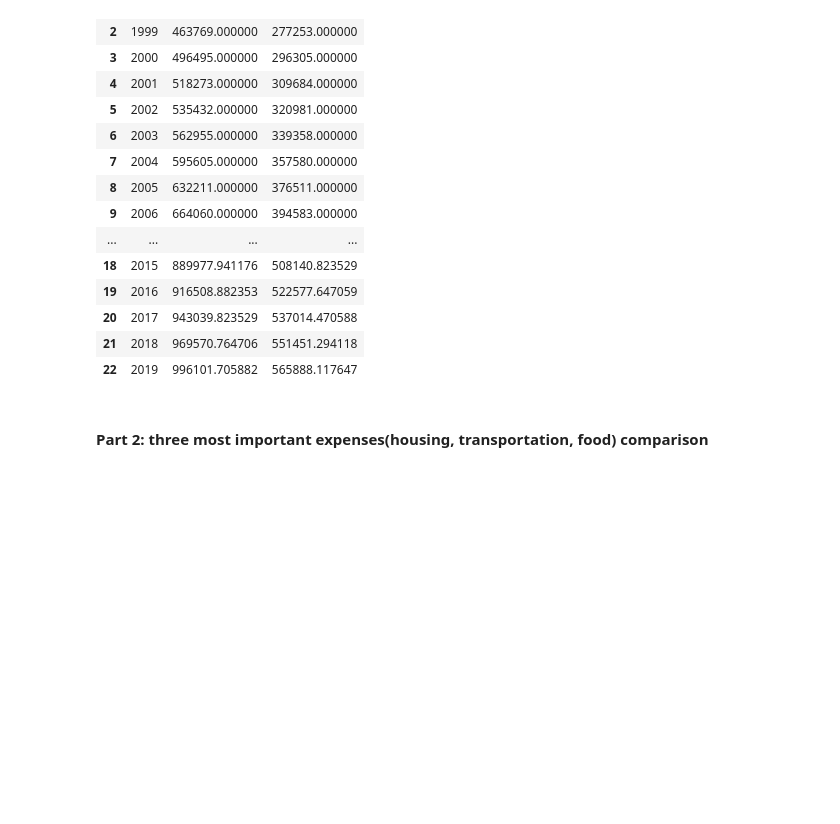
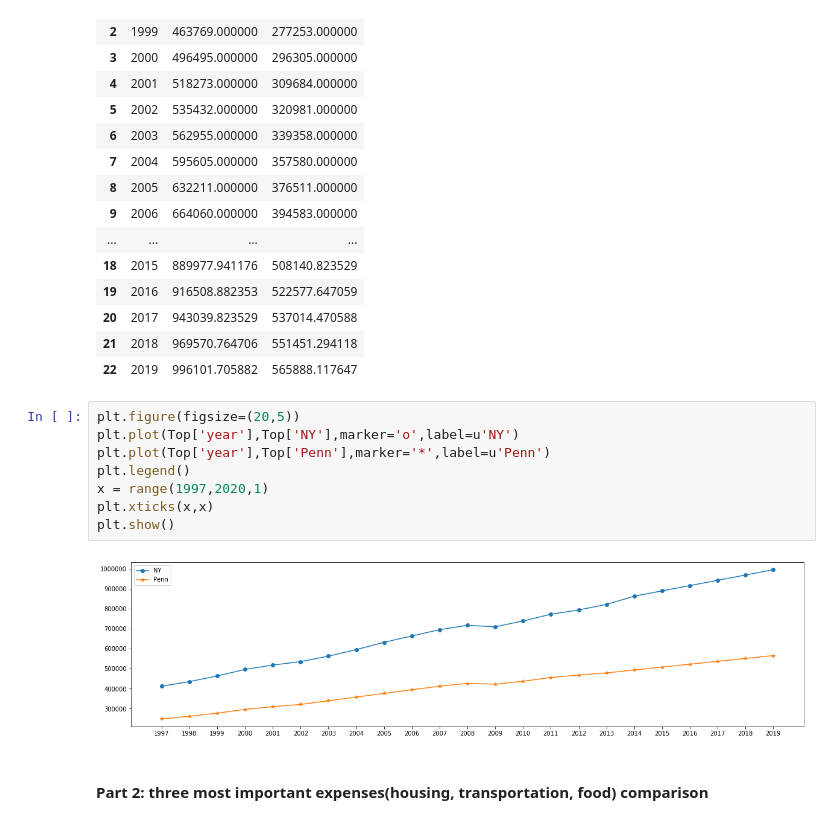
Before and after one commit to gegeli638/DAV-5400, a Jupyter notebook: final/12.13.ipynb, the cells around one changed output. Saved outputs shown, nothing was run; the diff lists cells and outputs as text; blank space fills up the shorter version.

```diff
--- a/final/12.13.ipynb
+++ b/final/12.13.ipynb
@@ -163,6 +182,16 @@ Top
 | 20 | 2017 | 943039.823529 | 537014.470588 |
 | 21 | 2018 | 969570.764706 | 551451.294118 |
 | 22 | 2019 | 996101.705882 | 565888.117647 |
+# %%
+plt.figure(figsize=(20,5))
+plt.plot(Top['year'],Top['NY'],marker='o',label=u'NY')
+plt.plot(Top['year'],Top['Penn'],marker='*',label=u'Penn')
+plt.legend()
+x = range(1997,2020,1)
+plt.xticks(x,x)
+plt.show()
+# %% [output]
+[figure, added]
 # %% [markdown]
 #### Part 2: three most important expenses(housing, transportation, food) comparison
 # %%
```
Also changed, not shown: parts of 4 cells of this notebook.
